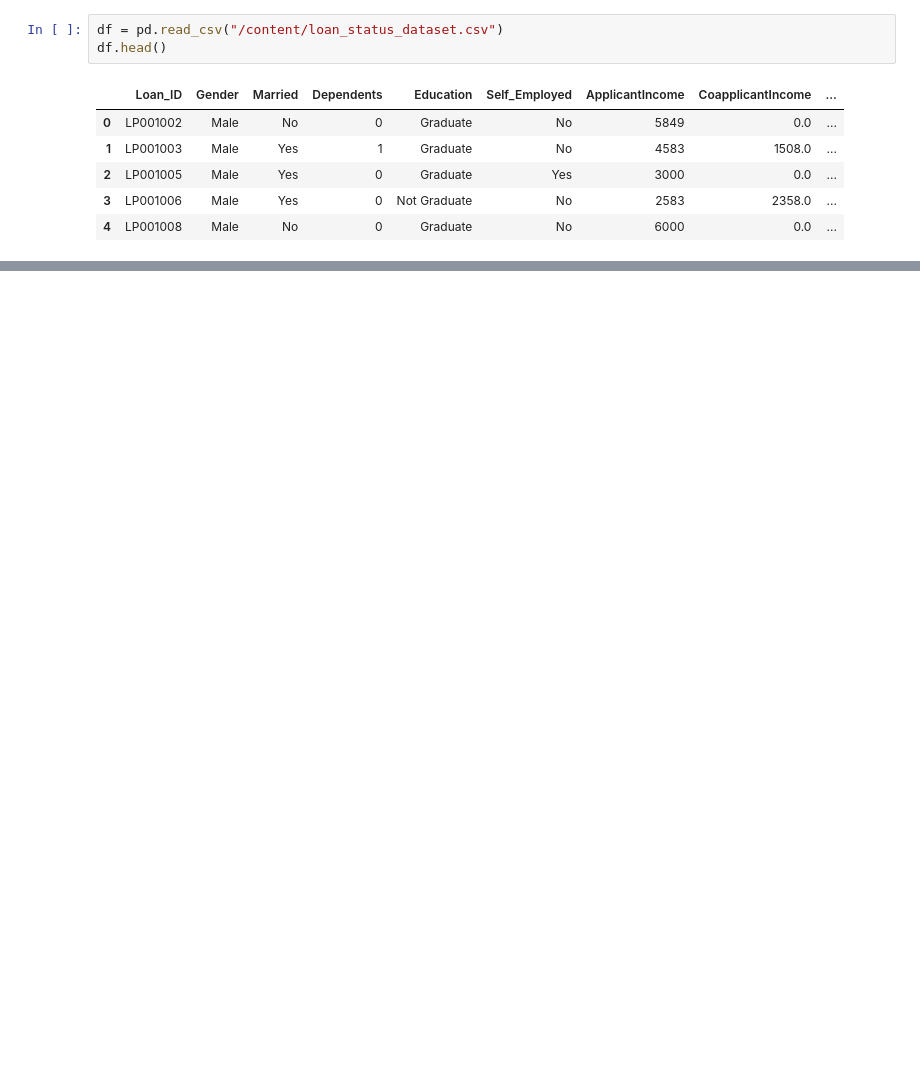
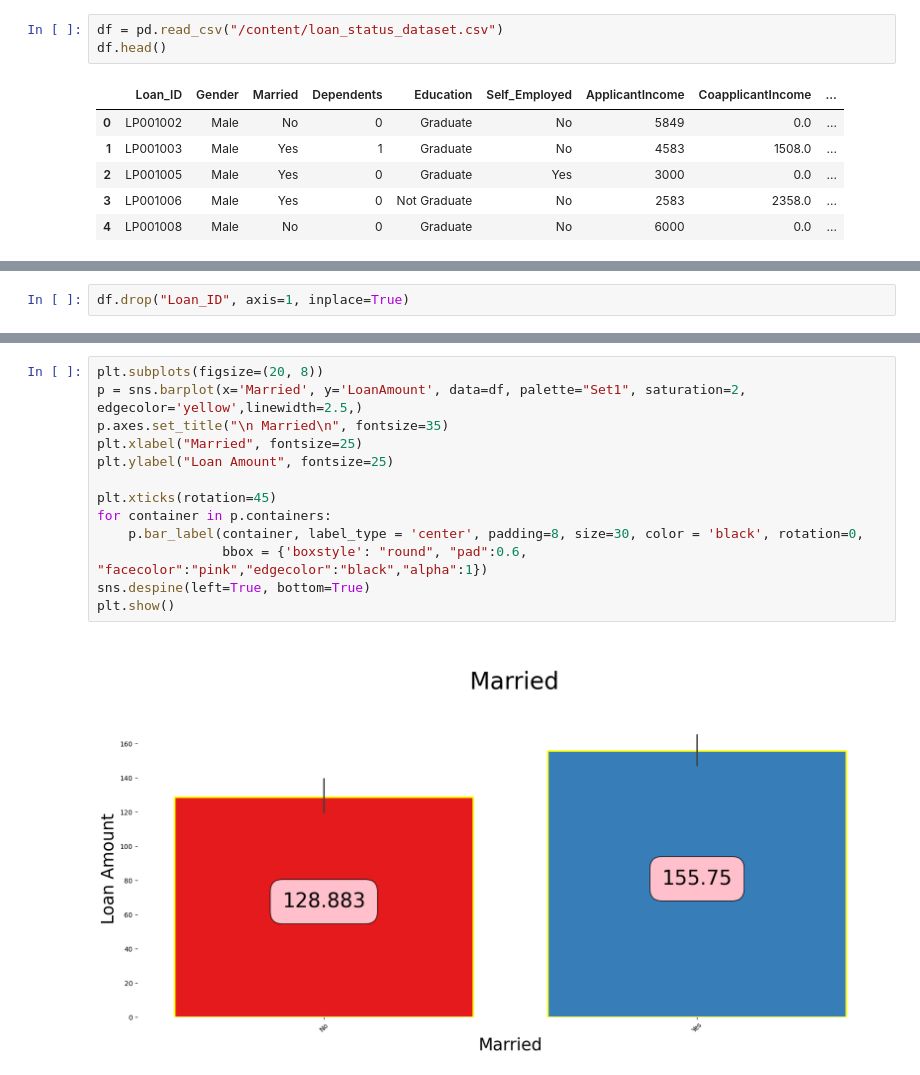
Before and after one commit to rizz045/Loan-Status-Prediction-Using-ML-Pipelines, a Jupyter notebook: Loan_Status_Prediction_Using_ML_Pipelines.ipynb, the cells around one changed output, grey strips where cells are left out. Drawn from its saved outputs; the diff is of its cells as text; blank space fills up the shorter version.

```diff
--- a/Loan_Status_Prediction_Using_ML_Pipelines.ipynb
+++ b/Loan_Status_Prediction_Using_ML_Pipelines.ipynb
@@ -31,0 +55,2 @@ df.head()
+# %%
+df.drop("Loan_ID", axis=1, inplace=True)
@@ -31,0 +105,15 @@ df.head()
+# %%
+plt.subplots(figsize=(20, 8))
+p = sns.barplot(x='Married', y='LoanAmount', data=df, palette="Set1", saturation=2, edgecolor='yellow',linewidth=2.5,)
+p.axes.set_title("\n Married\n", fontsize=35)
+plt.xlabel("Married", fontsize=25)
+plt.ylabel("Loan Amount", fontsize=25)
+
+plt.xticks(rotation=45)
+for container in p.containers:
+    p.bar_label(container, label_type = 'center', padding=8, size=30, color = 'black', rotation=0,
+                bbox = {'boxstyle': "round", "pad":0.6, "facecolor":"pink","edgecolor":"black","alpha":1})
+sns.despine(left=True, bottom=True)
+plt.show()
+# %% [output]
+[figure, added]
```
Also changed, not shown: parts of 10 cells of this notebook.
